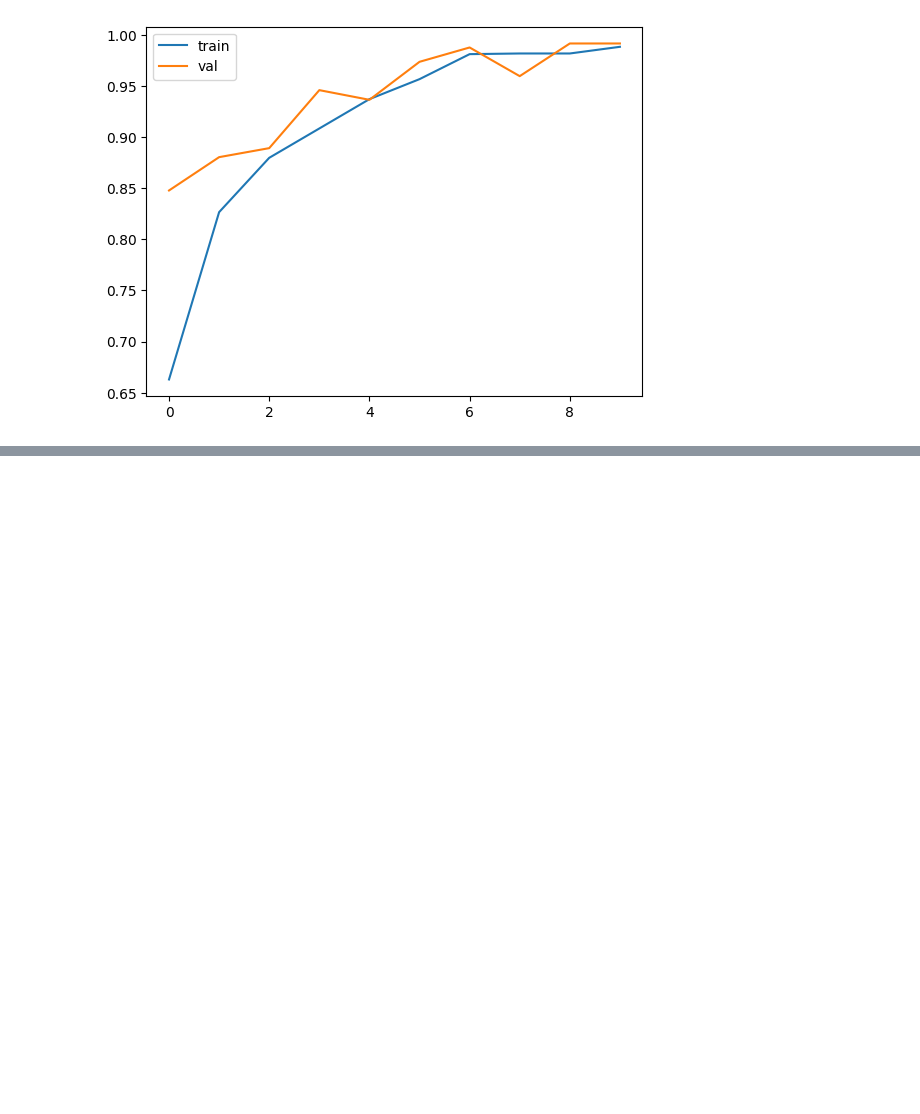
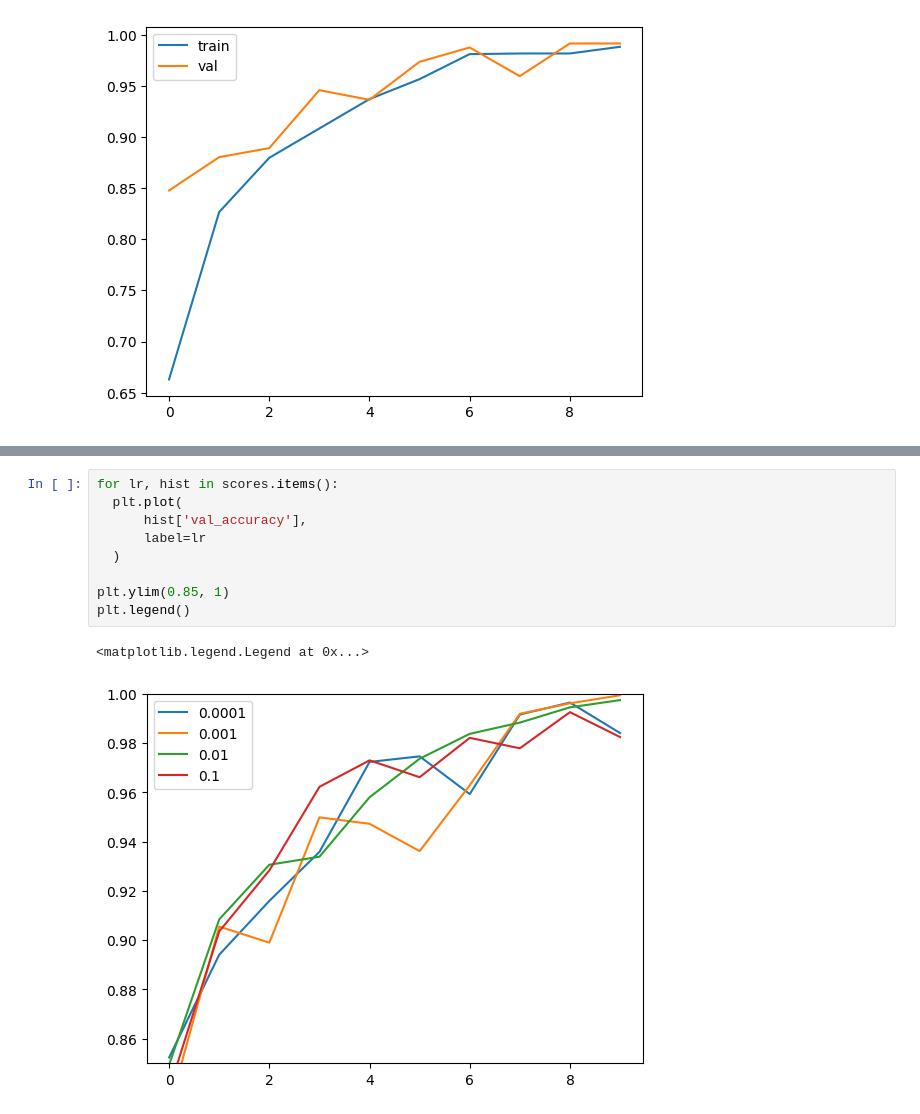
Before and after one commit to SchneiderSix/Machine-Learning---Zoomcamp, a Jupyter notebook: deep_learning.ipynb, the cells around one changed output, grey strips where cells are left out. Cells and saved outputs as stored; diff of their text form; blank space fills up the shorter version.

```diff
--- a/deep_learning.ipynb
+++ b/deep_learning.ipynb
@@ -283,0 +387,12 @@ plt.legend()
+# %%
+for lr, hist in scores.items():
+  plt.plot(
+      hist['val_accuracy'],
+      label=lr
+  )
+
+plt.ylim(0.85, 1)
+plt.legend()
+# %% [output]
+<matplotlib.legend.Legend at 0x...>
+[figure, added]
```
Also changed, not shown: parts of 7 cells of this notebook.
